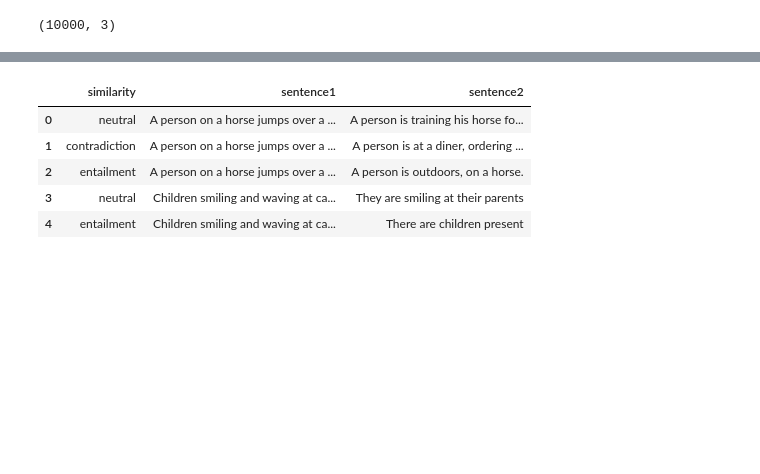
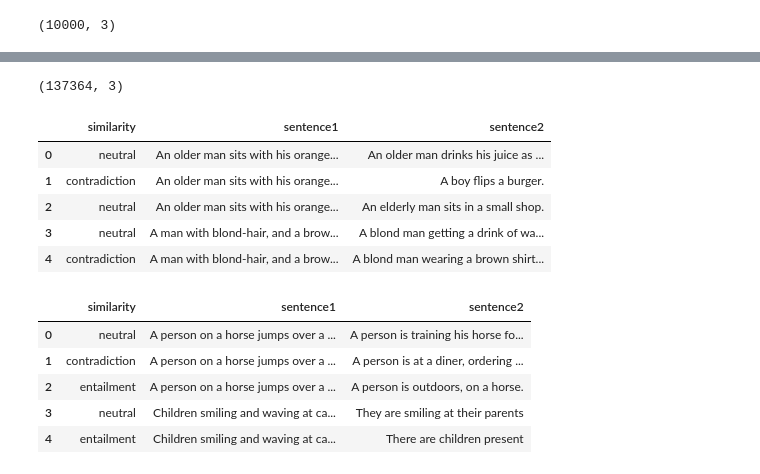
Before and after one commit to aemreusta/success-of-ai-writers, a Jupyter notebook: data_preprocessing.ipynb, the cells around one changed output, grey strips where cells are left out. Drawn from its saved outputs; the diff is of its cells as text; code cells hidden in the pictures; blank space fills up the shorter version.

Commit message:
data sadeleştirildi

```diff
--- a/data_preprocessing.ipynb
+++ b/data_preprocessing.ipynb
@@ -26,3 +26,7 @@ df_train.shape
 df_val.shape
 # %% [output]
 (10000, 3)
+# %%
+data=[]
+for i in range(0,df_train.shape[0],3):
+  data.append(len(df_train.iloc[i].sentence1))
@@ -29,3 +47,27 @@ df_val.shape
+# %%
+df_train_1=[]
+for i in range(0,df_train.shape[0],3):
+  if len(df_train.iloc[i].sentence1)>80:
+    df_train_1.append([df_train.iloc[i].similarity,df_train.iloc[i].sentence1,df_train.iloc[i].sentence2])
+    df_train_1.append([df_train.iloc[i+1].similarity,df_train.iloc[i+1].sentence1,df_train.iloc[i+1].sentence2])
+    df_train_1.append([df_train.iloc[i+2].similarity,df_train.iloc[i+2].sentence1,df_train.iloc[i+2].sentence2])
+# %%
+df_train_= pd.DataFrame(df_train_1)
+# %%
+df_train_.shape
+# %% [output]
+(137364, 3)
+# %%
+df_train_.columns=["similarity","sentence1","sentence2"]
+# %%
+df_train_.head()
+# %% [output]
+|  | similarity | sentence1 | sentence2 |
+| 0 | neutral | An older man sits with his orange... | An older man drinks his juice as ... |
+| 1 | contradiction | An older man sits with his orange... | A boy flips a burger. |
+| 2 | neutral | An older man sits with his orange... | An elderly man sits in a small shop. |
+| 3 | neutral | A man with blond-hair, and a brow... | A blond man getting a drink of wa... |
+| 4 | contradiction | A man with blond-hair, and a brow... | A blond man wearing a brown shirt... |
 # %%
 df_train.head()
 # %% [output]
```
Also changed, not shown: parts of 9 cells of this notebook.
